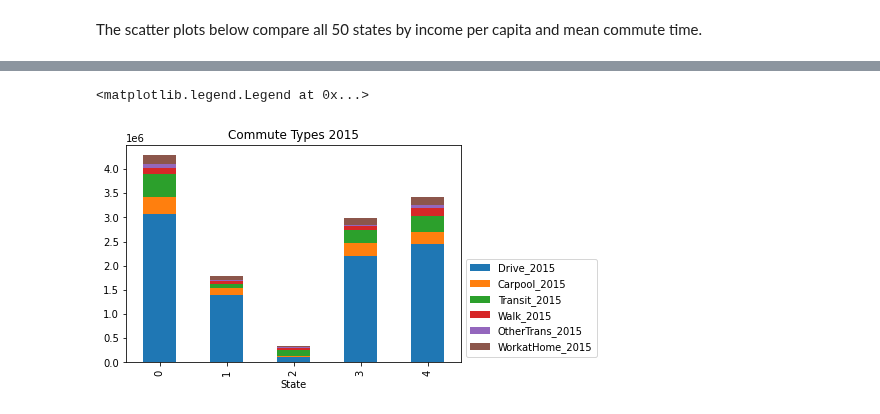
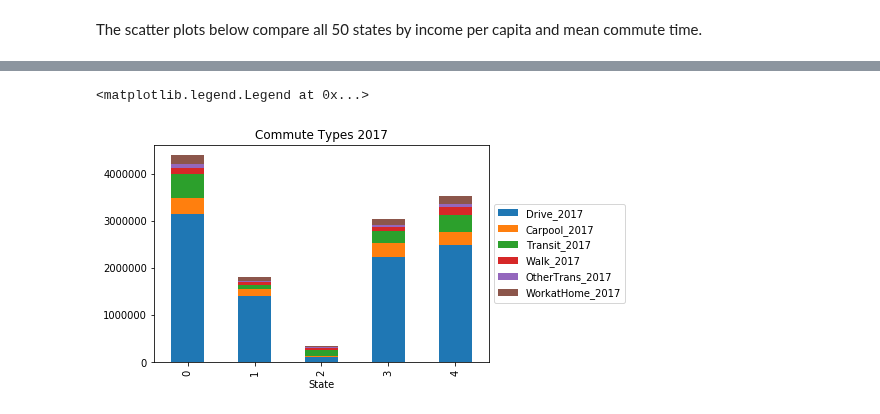
Before and after one commit to charlim26/censusproject, a Jupyter notebook: top_bottom_income_state.ipynb, the cells around one changed output, grey strips where cells are left out. Saved outputs shown, nothing was run; the diff lists cells and outputs as text; code cells hidden in the pictures.

```diff
--- a/top_bottom_income_state.ipynb
+++ b/top_bottom_income_state.ipynb
@@ -36,6 +36,6 @@ al_census_2015.head()
 # %%
 #print(al_census_2015.columns)
 # %%
-al_2015_narrowed = al_census_2015[['State','TotalPop','Income','Drive','Carpool','Transit','Walk','OtherTrans','WorkatHome','MeanCommute']].copy()
+al_2015_narrowed = al_census_2015[['State','TotalPop','Employed','Income','Drive','Carpool','Transit','Walk','OtherTrans','WorkatHome','MeanCommute']].copy()
 al_2015_narrowed.head()
 # %% [output]
@@ -108,6 +97,6 @@ al_bottom_15
 al_census_2017 = pd.read_csv('Output/2017_cleaned_state.csv')
 #al_census_2017.head()
 # %%
-al_2017_narrowed = al_census_2017[['State','TotalPop','Income','Drive','Carpool','Transit','Walk','OtherTrans','WorkatHome','MeanCommute']].copy()
+al_2017_narrowed = al_census_2017[['State','TotalPop','Employed','Income','Drive','Carpool','Transit','Walk','OtherTrans','WorkatHome','MeanCommute']].copy()
 al_2017_narrowed.head()
 # %% [output]
@@ -208,10 +196,10 @@ plt.grid(True)
 #Combine the states with the top 5 ICP's for 2015 & 2017
 
 top_comb = pd.merge(al_top_15, al_top_17, how='outer', on='State')
-top_comb_rn = top_comb.rename(columns={'TotalPop_x':'TotalPop_2015','Income_x':'Income_2015',
+top_comb_rn = top_comb.rename(columns={'TotalPop_x':'TotalPop_2015','Employed_x':'Employed_2015','Income_x':'Income_2015',
                             'Drive_x':'Drive_2015','Carpool_x':'Carpool_2015','Transit_x':'Transit_2015','Walk_x':'Walk_2015',
                             'OtherTrans_x':'OtherTrans_2015','WorkatHome_x':'WorkatHome_2015','MeanCommute_x':'MeanCommute_2015',
-                            'TotalPop_y':'TotalPop_2017', 'Income_y':'Income_2017',
+                            'TotalPop_y':'TotalPop_2017','Employed_y':'Employed_2017', 'Income_y':'Income_2017',
                             'Drive_y':'Drive_2017','Carpool_y':'Carpool_2017', 'Transit_y':'Transit_2017', 'Walk_y':'Walk_2017',
                             'OtherTrans_y':'OtherTrans_2017', 'WorkatHome_y':'WorkatHome_2017','MeanCommute_y':'MeanCommute_2017'})
 top_comb_rn
@@ -244,13 +239,13 @@ bot_comb_rn
 # %%
-#make a stacked bar chart of top state in 2015 using the commute types
-top_comb_rn[["Drive_2015", "Carpool_2015", "Transit_2015",'Walk_2015','OtherTrans_2015','WorkatHome_2015']].plot(kind="bar", stacked=True)
-plt.title("Commute Types 2015")
+#make a stacked bar chart of top state in 2017 using the commute types
+top_comb_rn[["Drive_2017", "Carpool_2017", "Transit_2017",'Walk_2017','OtherTrans_2017','WorkatHome_2017']].plot(kind="bar", stacked=True)
+plt.title("Commute Types 2017")
 plt.xlabel("State")
 
 ax = plt.subplot()
-ax.legend(loc='best', bbox_to_anchor=(1, 0.5))
+ax.legend(loc='center left', bbox_to_anchor=(1, 0.5))
 
-#need to set tick labels for top 2015 states
+#set tick labels for top 2017 states
 # %% [output]
 <matplotlib.legend.Legend at 0x...>
-[figure, old version]
+[figure, new version]
```
Also changed, not shown: parts of 19 cells of this notebook.
